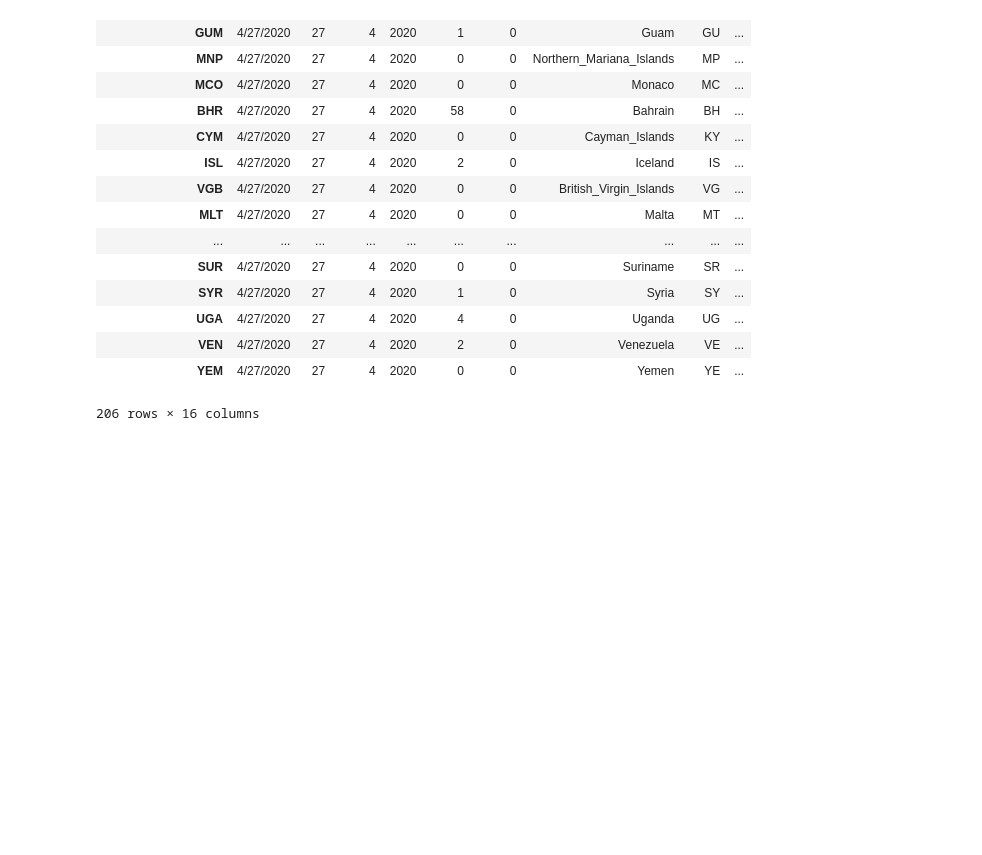
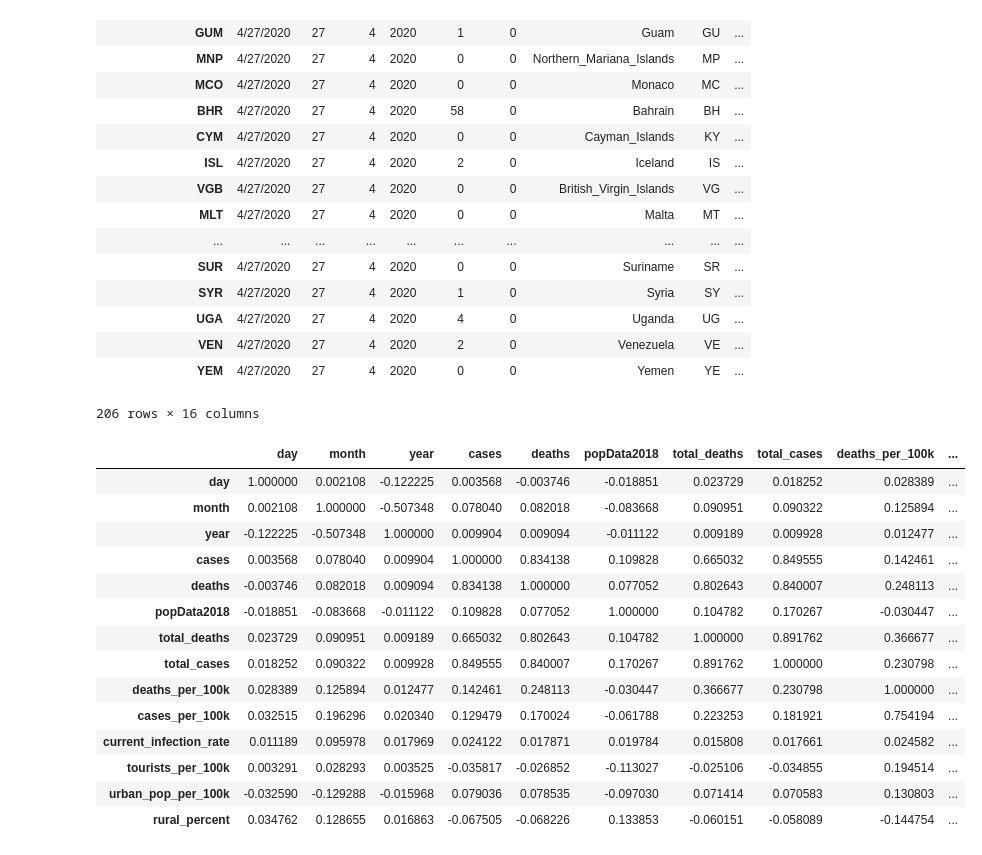
Before and after one commit to magei00/SocialData02806_2020, a Jupyter notebook: final_project/basic_map.ipynb, the cells around one changed output. Saved outputs shown, nothing was run; the diff lists cells and outputs as text; code cells hidden in the pictures; blank space fills up the shorter version.

```diff
--- a/final_project/basic_map.ipynb
+++ b/final_project/basic_map.ipynb
@@ -311,3 +387,21 @@ top_tourist
 | VEN | 4/27/2020 | 27 | 4 | 2020 | 2 | 0 | Venezuela | VE | ... |
 | YEM | 4/27/2020 | 27 | 4 | 2020 | 0 | 0 | Yemen | YE | ... |
 206 rows × 16 columns
+# %%
+new_df.corr()
+# %% [output]
+|  | day | month | year | cases | deaths | popData2018 | total_deaths | total_cases | deaths_per_100k | ... |
+| day | 1.000000 | 0.002108 | -0.122225 | 0.003568 | -0.003746 | -0.018851 | 0.023729 | 0.018252 | 0.028389 | ... |
+| month | 0.002108 | 1.000000 | -0.507348 | 0.078040 | 0.082018 | -0.083668 | 0.090951 | 0.090322 | 0.125894 | ... |
+| year | -0.122225 | -0.507348 | 1.000000 | 0.009904 | 0.009094 | -0.011122 | 0.009189 | 0.009928 | 0.012477 | ... |
+| cases | 0.003568 | 0.078040 | 0.009904 | 1.000000 | 0.834138 | 0.109828 | 0.665032 | 0.849555 | 0.142461 | ... |
+| deaths | -0.003746 | 0.082018 | 0.009094 | 0.834138 | 1.000000 | 0.077052 | 0.802643 | 0.840007 | 0.248113 | ... |
+| popData2018 | -0.018851 | -0.083668 | -0.011122 | 0.109828 | 0.077052 | 1.000000 | 0.104782 | 0.170267 | -0.030447 | ... |
+| total_deaths | 0.023729 | 0.090951 | 0.009189 | 0.665032 | 0.802643 | 0.104782 | 1.000000 | 0.891762 | 0.366677 | ... |
+| total_cases | 0.018252 | 0.090322 | 0.009928 | 0.849555 | 0.840007 | 0.170267 | 0.891762 | 1.000000 | 0.230798 | ... |
+| deaths_per_100k | 0.028389 | 0.125894 | 0.012477 | 0.142461 | 0.248113 | -0.030447 | 0.366677 | 0.230798 | 1.000000 | ... |
+| cases_per_100k | 0.032515 | 0.196296 | 0.020340 | 0.129479 | 0.170024 | -0.061788 | 0.223253 | 0.181921 | 0.754194 | ... |
+| current_infection_rate | 0.011189 | 0.095978 | 0.017969 | 0.024122 | 0.017871 | 0.019784 | 0.015808 | 0.017661 | 0.024582 | ... |
+| tourists_per_100k | 0.003291 | 0.028293 | 0.003525 | -0.035817 | -0.026852 | -0.113027 | -0.025106 | -0.034855 | 0.194514 | ... |
+| urban_pop_per_100k | -0.032590 | -0.129288 | -0.015968 | 0.079036 | 0.078535 | -0.097030 | 0.071414 | 0.070583 | 0.130803 | ... |
+| rural_percent | 0.034762 | 0.128655 | 0.016863 | -0.067505 | -0.068226 | 0.133853 | -0.060151 | -0.058089 | -0.144754 | ... |
```
Also changed, not shown: parts of 12 cells of this notebook, 7 other files.
